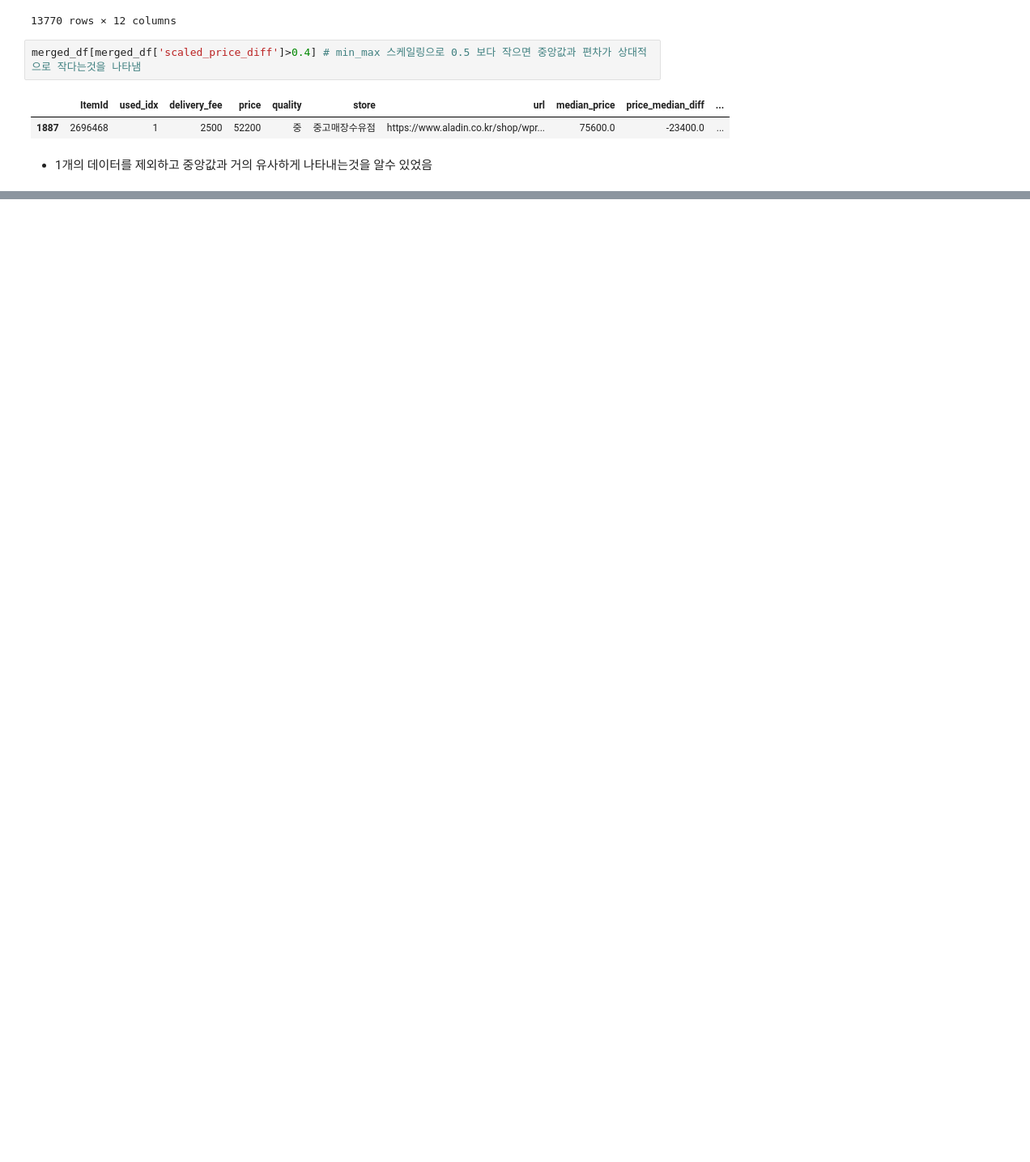
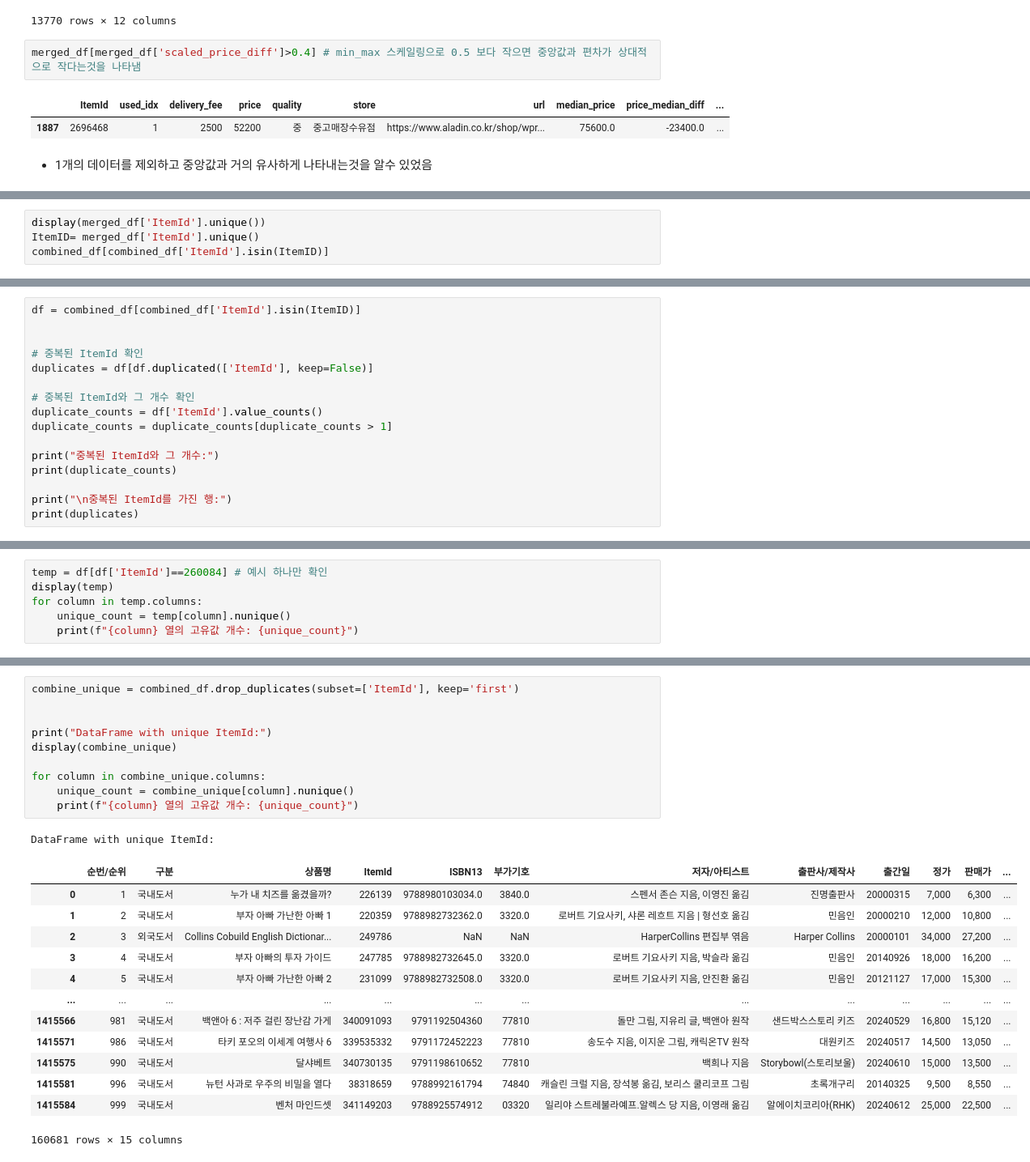
Before and after one commit to kdt-3-second-Project/aladin_usedbook, a Jupyter notebook: research/240716_price_median_erd_js.ipynb, the cells around one changed output, grey strips where cells are left out. Shown at 81% size. Drawn from its saved outputs; the diff is of its cells as text; blank space fills up the shorter version.

```diff
--- a/research/240716_price_median_erd_js.ipynb
+++ b/research/240716_price_median_erd_js.ipynb
@@ -237,0 +323,4 @@ plt.show()
+# %%
+display(merged_df['ItemId'].unique())
+ItemID= merged_df['ItemId'].unique()
+combined_df[combined_df['ItemId'].isin(ItemID)]
@@ -237,0 +343,16 @@ plt.show()
+# %%
+df = combined_df[combined_df['ItemId'].isin(ItemID)]
+
+
+# 중복된 ItemId 확인
+duplicates = df[df.duplicated(['ItemId'], keep=False)]
+
+# 중복된 ItemId와 그 개수 확인
+duplicate_counts = df['ItemId'].value_counts()
+duplicate_counts = duplicate_counts[duplicate_counts > 1]
+
+print("중복된 ItemId와 그 개수:")
+print(duplicate_counts)
+
+print("\n중복된 ItemId를 가진 행:")
+print(duplicates)
@@ -237,0 +377,6 @@ plt.show()
+# %%
+temp = df[df['ItemId']==260084] # 예시 하나만 확인
+display(temp)
+for column in temp.columns:
+    unique_count = temp[column].nunique()
+    print(f"{column} 열의 고유값 개수: {unique_count}")
@@ -237,0 +419,25 @@ plt.show()
+# %%
+combine_unique = combined_df.drop_duplicates(subset=['ItemId'], keep='first')
+
+
+print("DataFrame with unique ItemId:")
+display(combine_unique)
+
+for column in combine_unique.columns:
+    unique_count = combine_unique[column].nunique()
+    print(f"{column} 열의 고유값 개수: {unique_count}")
+# %% [output]
+DataFrame with unique ItemId:
+|  | 순번/순위 | 구분 | 상품명 | ItemId | ISBN13 | 부가기호 | 저자/아티스트 | 출판사/제작사 | 출간일 | 정가 | 판매가 | ... |
+| 0 | 1 | 국내도서 | 누가 내 치즈를 옮겼을까? | 226139 | 9788980103034.0 | 3840.0 | 스펜서 존슨 지음, 이영진 옮김 | 진명출판사 | 20000315 | 7,000 | 6,300 | ... |
+| 1 | 2 | 국내도서 | 부자 아빠 가난한 아빠 1 | 220359 | 9788982732362.0 | 3320.0 | 로버트 기요사키, 샤론 레흐트 지음 | 형선호 옮김 | 민음인 | 20000210 | 12,000 | 10,800 | ... |
+| 2 | 3 | 외국도서 | Collins Cobuild English Dictionar... | 249786 | NaN | NaN | HarperCollins 편집부 엮음 | Harper Collins | 20000101 | 34,000 | 27,200 | ... |
+| 3 | 4 | 국내도서 | 부자 아빠의 투자 가이드 | 247785 | 9788982732645.0 | 3320.0 | 로버트 기요사키 지음, 박슬라 옮김 | 민음인 | 20140926 | 18,000 | 16,200 | ... |
+| 4 | 5 | 국내도서 | 부자 아빠 가난한 아빠 2 | 231099 | 9788982732508.0 | 3320.0 | 로버트 기요사키 지음, 안진환 옮김 | 민음인 | 20121127 | 17,000 | 15,300 | ... |
+| ... | ... | ... | ... | ... | ... | ... | ... | ... | ... | ... | ... | ... |
+| 1415566 | 981 | 국내도서 | 백앤아 6 : 저주 걸린 장난감 가게 | 340091093 | 9791192504360 | 77810 | 돌만 그림, 지유리 글, 백앤아 원작 | 샌드박스스토리 키즈 | 20240529 | 16,800 | 15,120 | ... |
+| 1415571 | 986 | 국내도서 | 타키 포오의 이세계 여행사 6 | 339535332 | 9791172452223 | 77810 | 송도수 지음, 이지운 그림, 캐릭온TV 원작 | 대원키즈 | 20240517 | 14,500 | 13,050 | ... |
+| 1415575 | 990 | 국내도서 | 달샤베트 | 340730135 | 9791198610652 | 77810 | 백희나 지음 | Storybowl(스토리보울) | 20240610 | 15,000 | 13,500 | ... |
+| 1415581 | 996 | 국내도서 | 뉴턴 사과로 우주의 비밀을 열다 | 38318659 | 9788992161794 | 74840 | 캐슬린 크럴 지음, 장석봉 옮김, 보리스 쿨리코프 그림 | 초록개구리 | 20140325 | 9,500 | 8,550 | ... |
+| 1415584 | 999 | 국내도서 | 벤처 마인드셋 | 341149203 | 9788925574912 | 03320 | 일리야 스트레불라예프.알렉스 당 지음, 이영래 옮김 | 알에이치코리아(RHK) | 20240612 | 25,000 | 22,500 | ... |
+160681 rows × 15 columns
```
Also changed, not shown: parts of 15 cells of this notebook, 2 other files.
